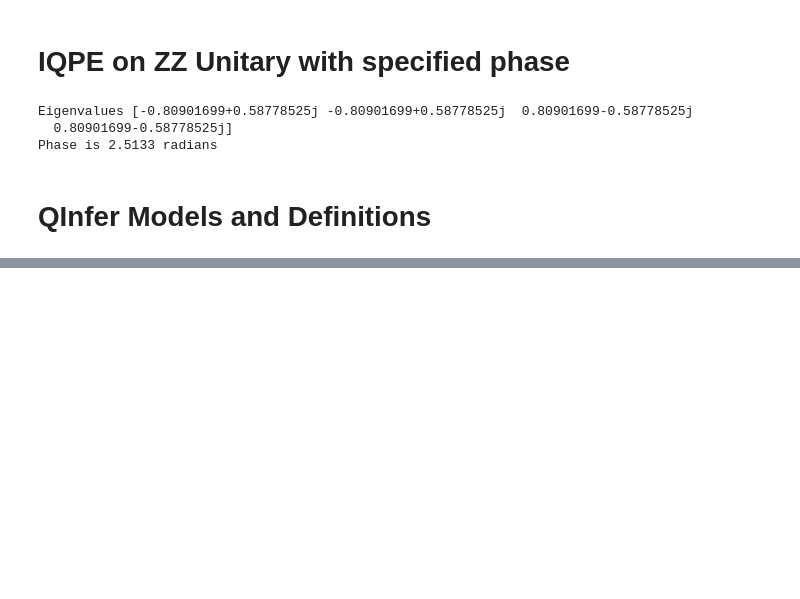
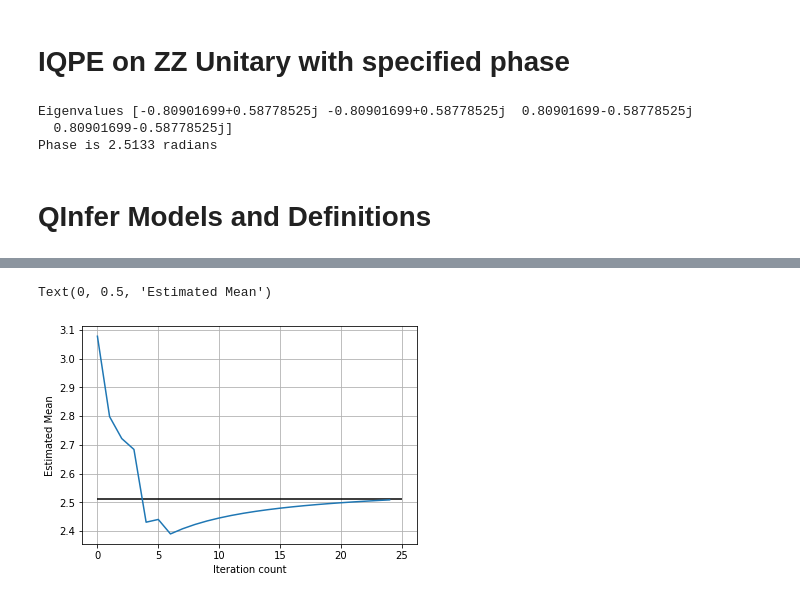
Before and after one commit to conradhaupt/Qiskit-Bayesian-Inference-Module-QCA19-, a Jupyter notebook: IQPE Bayesian Inference.ipynb, the cells around one changed output, grey strips where cells are left out. Drawn from its saved outputs; the diff is of its cells as text; code cells hidden in the pictures; blank space fills up the shorter version.

```diff
--- a/IQPE Bayesian Inference.ipynb
+++ b/IQPE Bayesian Inference.ipynb
@@ -282,0 +286,11 @@ Text(0, 0.5, 'True Error')
+# %%
+fig_est_mean = plt.figure()
+ax_est_mean = plt.subplot(111)
+ax_est_mean.plot(performance['est_mean'])
+ax_est_mean.grid()
+ax_est_mean.hlines(angle,xmin=0,xmax=N_EXP)
+plt.xlabel('Iteration count')
+plt.ylabel('Estimated Mean')
+# %% [output]
+Text(0, 0.5, 'Estimated Mean')
+[figure, added]
```
Also changed, not shown: parts of 4 cells of this notebook.
